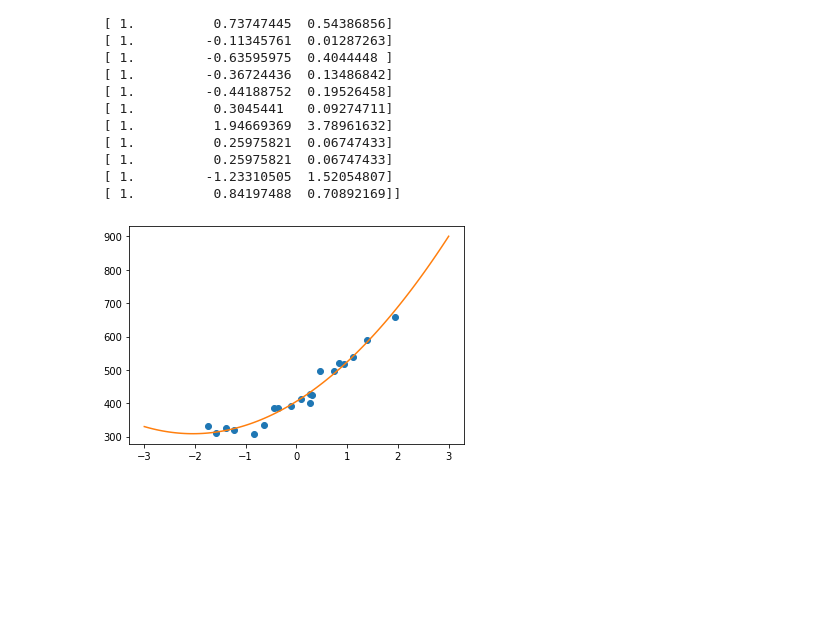
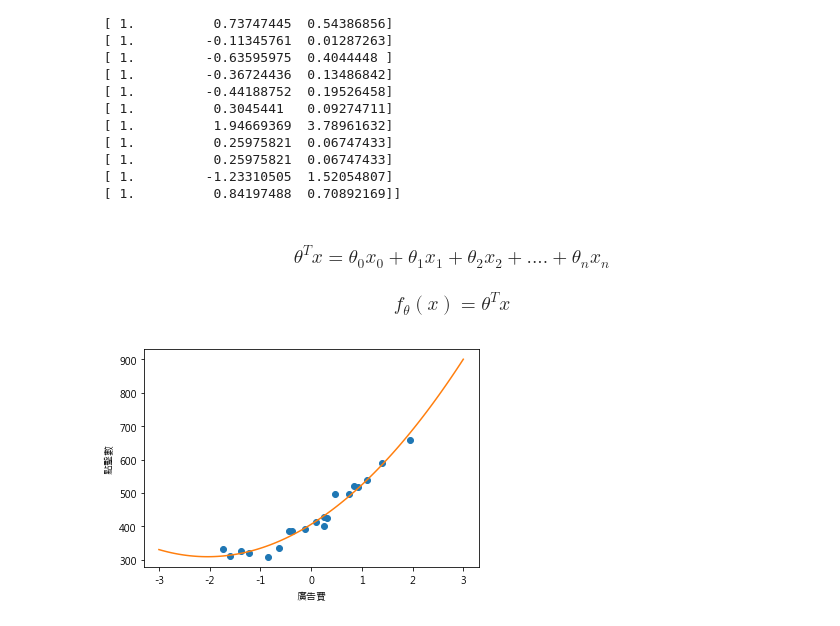
Before and after one commit to tcalecchen/Jupyter_Workspace, a Jupyter notebook: Alec-Python/ML_Basic/regression1_linear.ipynb, the cells around one changed output. Cells and saved outputs as stored; diff of their text form; code cells hidden in the pictures; blank space fills up the shorter version.

```diff
--- a/Alec-Python/ML_Basic/regression1_linear.ipynb
+++ b/Alec-Python/ML_Basic/regression1_linear.ipynb
@@ -3,6 +3,8 @@
 # %%
 import numpy as np
 import matplotlib.pyplot as plt
+plt.rcParams['axes.unicode_minus']=False  # 解決 plot 負號不能顯示問題
+plt.rcParams['font.sans-serif'] = ['Microsoft JhengHei']   # 解決 plot 中文不能顯示問題
 # %%
 # 讀入資料
 train = np.loadtxt('click.csv', delimiter=',', skiprows=1)
@@ -257,6 +279,10 @@ print(X)
  [ 1.          0.25975821  0.06747433]
  [ 1.         -1.23310505  1.52054807]
  [ 1.          0.84197488  0.70892169]]
+# %% [markdown]
+### $$\theta^Tx = \theta_0x_0 + \theta_1x_1 + \theta_2x_2 + .... + \theta_nx_n  $$
+
+### $$f_\theta(x) = \theta^Tx $$
 # %%
 # 預測函數
 def f(x):
@@ -277,8 +305,10 @@ while diff > 1e-2:
 # %%
 x = np.linspace(-3, 3, 100)
 
 plt.plot(train_z, train_y, 'o')
 plt.plot(x, f(to_matrix(x)))
+plt.xlabel('廣告費')
+plt.ylabel('點擊數')
 plt.show()
 # %% [output]
-[figure, old version]
+[figure, new version]
```
Also changed, not shown: parts of 33 cells of this notebook, 1 other file.
